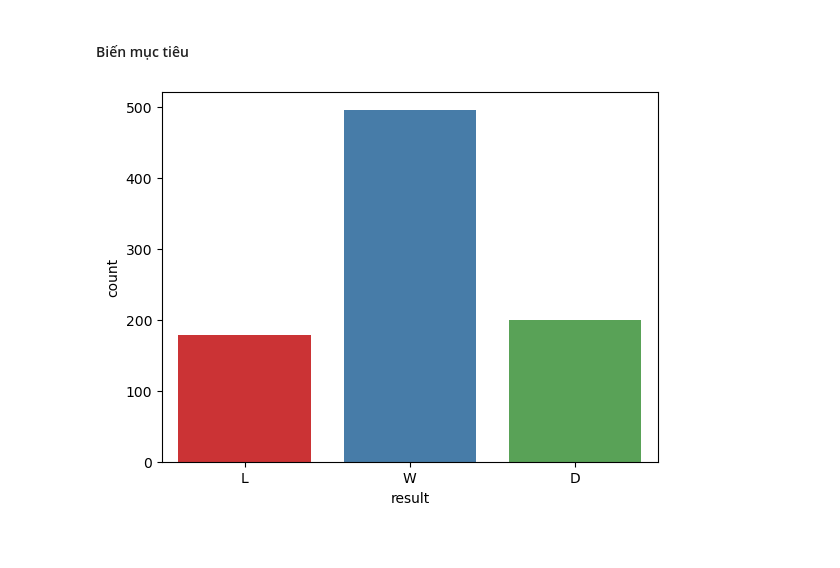
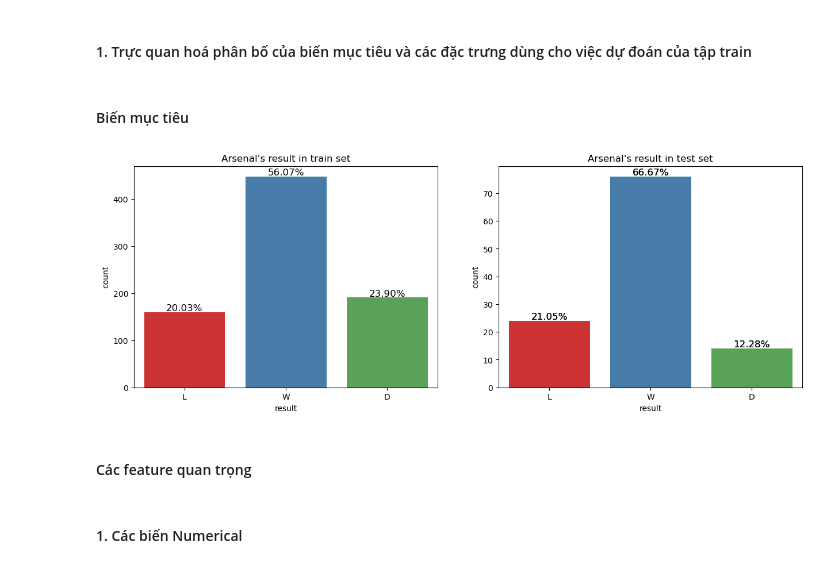
Before and after one commit to taiphanvan2k3/FootballPredict, a Jupyter notebook: src/data_anaylysis/arsenal_univariable.ipynb, the cells around one changed output. Drawn from its saved outputs; the diff is of its cells as text; code cells hidden in the pictures.

Commit message:
feat: [DS] Univariable data analysis

```diff
--- a/src/data_anaylysis/arsenal_univariable.ipynb
+++ b/src/data_anaylysis/arsenal_univariable.ipynb
@@ -2,11 +2,45 @@
 import pandas as pd
 import matplotlib.pyplot as plt
 import seaborn as sns
+# %% [markdown]
+#### 1. Trực quan hoá phân bố của biến mục tiêu và các đặc trưng dùng cho việc dự đoán của tập train
 # %% [markdown]
 #### Biến mục tiêu
 # %%
 arsenal_df = pd.read_csv("../../feature_engineering_data/train/arsenal.csv")
+test_df = pd.read_csv("../../feature_engineering_data/test/arsenal.csv")
-# %%
-sns.countplot(x="result", data=arsenal_df, palette="Set1", hue="result");
-# %% [output]
-[figure, removed]
+# %%
+train_percentages = arsenal_df['result'].value_counts(normalize=True) * 100
+test_percentages = test_df['result'].value_counts(normalize=True) * 100
+
+# Vẽ chung biểu đồ cho cả tập train và tập test
+fig, ax = plt.subplots(1, 2, figsize=(15, 5))
+sns.countplot(x="result", data=arsenal_df, palette="Set1", hue="result", ax=ax[0]);
+ax[0].set_title("Arsenal's result in train set")
+
+sns.countplot(x="result", data=test_df, palette="Set1", hue="result", ax=ax[1]);
+ax[1].set_title("Arsenal's result in test set")
+
+# Thêm tỷ lệ phần trăm vào các cột của biểu đồ huấn luyện
+for p in ax[0].patches:
+    height = p.get_height()
+    ax[0].annotate(f'{height / len(arsenal_df) * 100:.2f}%', (p.get_x() + p.get_width() / 2., height),
+                   ha='center', va='center', fontsize=12, color='black', xytext=(0, 5),
+                   textcoords='offset points')
+
+# Biểu đồ cho tập kiểm thử
+sns.countplot(x="result", data=test_df, palette="Set1", hue="result", ax=ax[1])
+ax[1].set_title("Arsenal's result in test set")
+
+# Thêm tỷ lệ phần trăm vào các cột của biểu đồ kiểm thử
+for p in ax[1].patches:
+    height = p.get_height()
+    ax[1].annotate(f'{height / len(test_df) * 100:.2f}%', (p.get_x() + p.get_width() / 2., height),
+                   ha='center', va='center', fontsize=12, color='black', xytext=(0, 5),
+                   textcoords='offset points')
+# %% [output]
+[figure, added]
+# %% [markdown]
+#### Các feature quan trọng
+# %% [markdown]
+#### 1. Các biến Numerical
```
Also changed, not shown: parts of 9 cells of this notebook, 1 other file.
